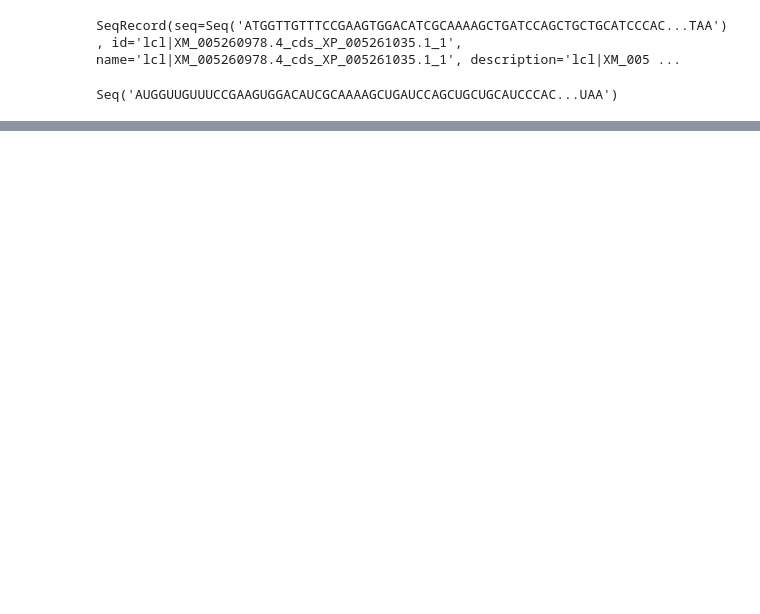
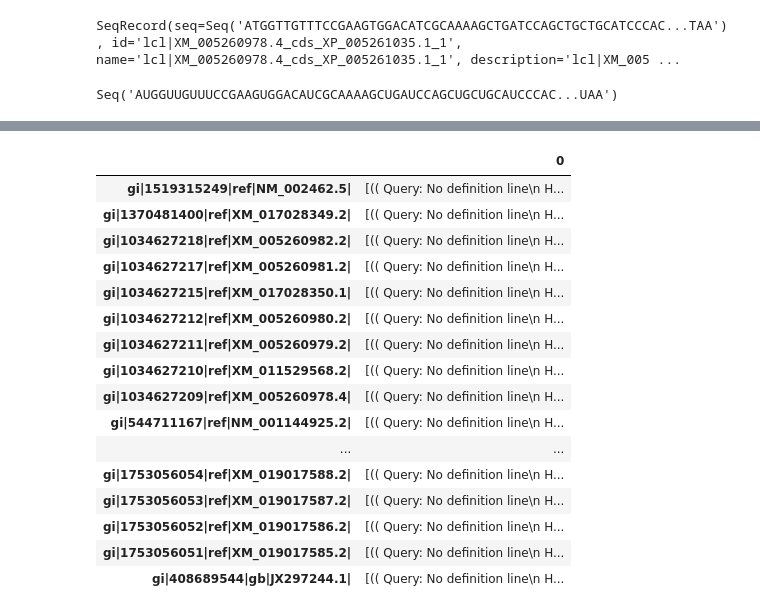
Before and after one commit to Gioele-M/Masters_project, a Jupyter notebook: starting_ex/fasta_parser.ipynb, the cells around one changed output, grey strips where cells are left out. Saved outputs shown, nothing was run; the diff lists cells and outputs as text; code cells hidden in the pictures; blank space fills up the shorter version.

```diff
--- a/starting_ex/fasta_parser.ipynb
+++ b/starting_ex/fasta_parser.ipynb
@@ -40,0 +51,6 @@ with open('blastp_results.xml', 'w') as save_file:
+# %%
+#Open nucleotide file
+#read function instead of parse because the file contains only 1 query
+qresult = SearchIO.read('blastn_results.xml', 'blast-xml')
+for res in qresult:
+    print(res)
@@ -40,0 +107,4 @@ with open('blastp_results.xml', 'w') as save_file:
+# %%
+#transform the query operator in a dictionary to put in a pandas data frame
+qresult_asdict = SearchIO.to_dict(qresult)
+qresult_asdict
@@ -40,0 +129,4 @@ with open('blastp_results.xml', 'w') as save_file:
+# %%
+qresult_df = pd.DataFrame.from_dict(qresult_asdict)
+#qresult_df = qresult_df.convert_dtypes #not the desired effect :(
+qresult_df
@@ -40,0 +137,21 @@ with open('blastp_results.xml', 'w') as save_file:
+# %%
+transposed_qresult_df = qresult_df.T
+transposed_qresult_df
+# %% [output]
+|  | 0 |
+| gi|1519315249|ref|NM_002462.5| | [(( Query: No definition line\n H... |
+| gi|1370481400|ref|XM_017028349.2| | [(( Query: No definition line\n H... |
+| gi|1034627218|ref|XM_005260982.2| | [(( Query: No definition line\n H... |
+| gi|1034627217|ref|XM_005260981.2| | [(( Query: No definition line\n H... |
+| gi|1034627215|ref|XM_017028350.1| | [(( Query: No definition line\n H... |
+| gi|1034627212|ref|XM_005260980.2| | [(( Query: No definition line\n H... |
+| gi|1034627211|ref|XM_005260979.2| | [(( Query: No definition line\n H... |
+| gi|1034627210|ref|XM_011529568.2| | [(( Query: No definition line\n H... |
+| gi|1034627209|ref|XM_005260978.4| | [(( Query: No definition line\n H... |
+| gi|544711167|ref|NM_001144925.2| | [(( Query: No definition line\n H... |
+| ... | ... |
+| gi|1753056054|ref|XM_019017588.2| | [(( Query: No definition line\n H... |
+| gi|1753056053|ref|XM_019017587.2| | [(( Query: No definition line\n H... |
+| gi|1753056052|ref|XM_019017586.2| | [(( Query: No definition line\n H... |
+| gi|1753056051|ref|XM_019017585.2| | [(( Query: No definition line\n H... |
+| gi|408689544|gb|JX297244.1| | [(( Query: No definition line\n H... |
```
Also changed, not shown: parts of 16 cells of this notebook, 3 other files.
